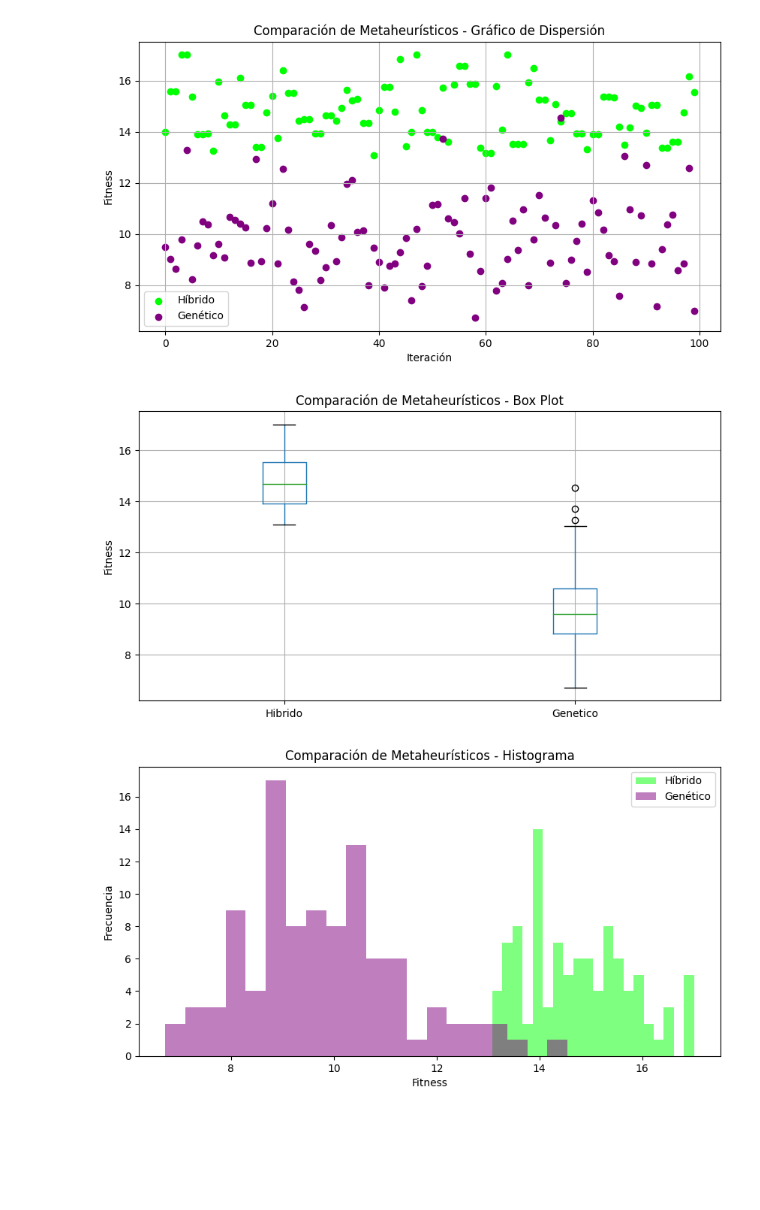
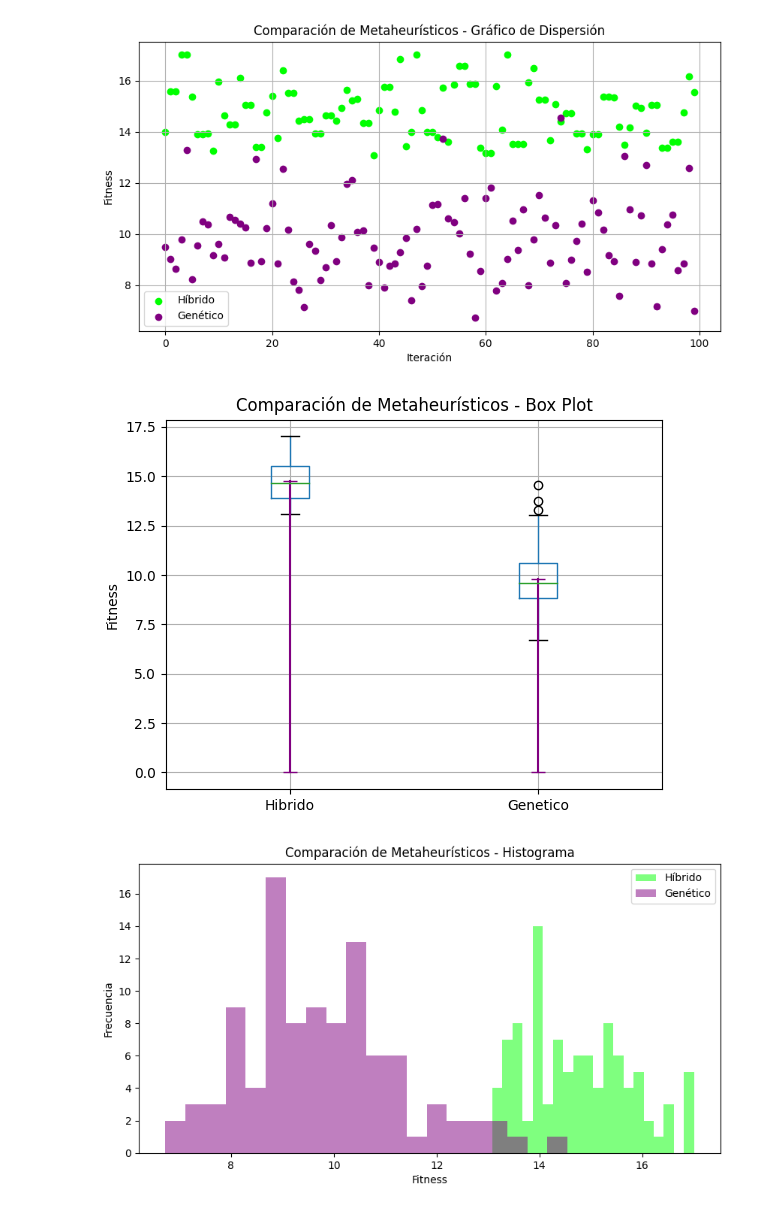
Before and after one commit to PieroPastor/Algoritmo-hibrido-y-evolutivo-para-la-generacion-de-un-Ultimate-Team-en-FIFA-19, a Jupyter notebook: ANALISIS/analisis_hibrido_vs_genetico.ipynb, the cells around one changed output. Saved outputs shown, nothing was run; the diff lists cells and outputs as text; code cells hidden in the pictures; blank space fills up the shorter version.

```diff
--- a/ANALISIS/analisis_hibrido_vs_genetico.ipynb
+++ b/ANALISIS/analisis_hibrido_vs_genetico.ipynb
@@ -51,14 +52,25 @@ plt.grid(True)
 plt.show()
 # %% [output]
 [figure]
-# %%
-plt.figure(figsize=(10, 5))
-neodf.boxplot(column=['Hibrido', 'Genetico'])
-plt.title('Comparación de Metaheurísticos - Box Plot')
-plt.ylabel('Fitness')
-plt.show()
-# %% [output]
-[figure, removed]
+# %%
+boxplot = neodf.boxplot(column=['Hibrido', 'Genetico'])
+
+# Calcular la media para cada columna
+mean_hibrido = neodf['Hibrido'].mean()
+mean_genetico = neodf['Genetico'].mean()
+
+# Añadir líneas de media al gráfico
+plt.plot([1, 1], [0, mean_hibrido], marker="_", color="purple", markersize=10)
+plt.plot([2, 2], [0, mean_genetico], marker="_", color="purple", markersize=10)
+
+# Configurar el gráfico
+plt.title('Comparación de Metaheurísticos - Box Plot')
+plt.ylabel('Fitness')
+
+# Mostrar el gráfico
+plt.show()
+# %% [output]
+[figure, added]
 # %%
 plt.figure(figsize=(10, 5))
 plt.hist(neodf['Hibrido'], bins=20, alpha=0.5, label='Híbrido', color='lime')
```
Also changed, not shown: parts of 1 cell of this notebook, 2 other files.
